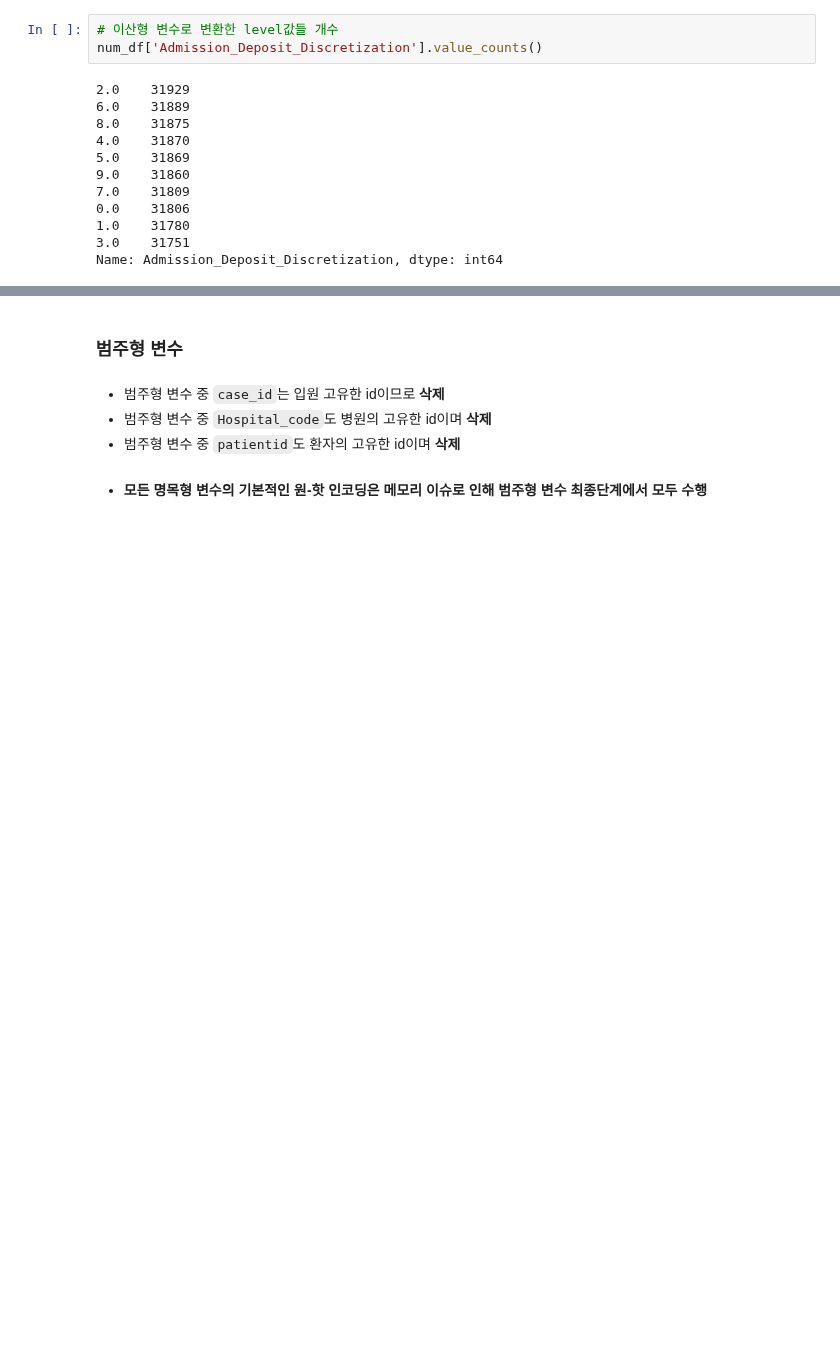
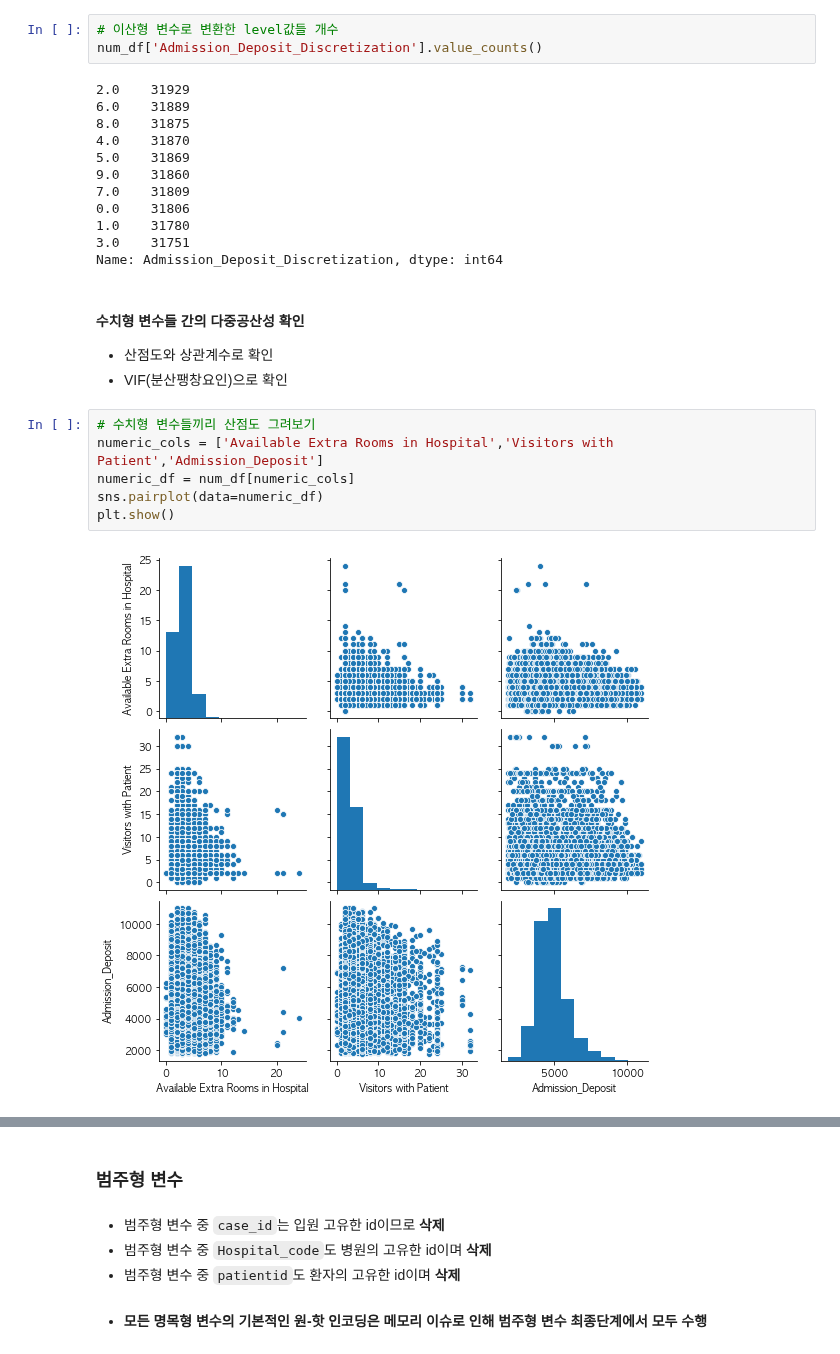
Before and after one commit to young-hun-jo/DataAnalysis, a Jupyter notebook: healthcare_los/prediction_modeling.ipynb, the cells around one changed output, grey strips where cells are left out. Saved outputs shown, nothing was run; the diff lists cells and outputs as text; blank space fills up the shorter version.

Commit message:
수치,서열 변수 다중공산성

```diff
--- a/healthcare_los/prediction_modeling.ipynb
+++ b/healthcare_los/prediction_modeling.ipynb
@@ -307,3 +307,15 @@ num_df['Admission_Deposit_Discretization'].value_counts()
 1.0    31780
 3.0    31751
 Name: Admission_Deposit_Discretization, dtype: int64
+# %% [markdown]
+#### 수치형 변수들 간의 다중공산성 확인
+- 산점도와 상관계수로 확인
+- VIF(분산팽창요인)으로 확인
+# %%
+# 수치형 변수들끼리 산점도 그려보기
+numeric_cols = ['Available Extra Rooms in Hospital','Visitors with Patient','Admission_Deposit']
+numeric_df = num_df[numeric_cols]
+sns.pairplot(data=numeric_df)
+plt.show()
+# %% [output]
+[figure, added]
```
Also changed, not shown: parts of 17 cells of this notebook.
